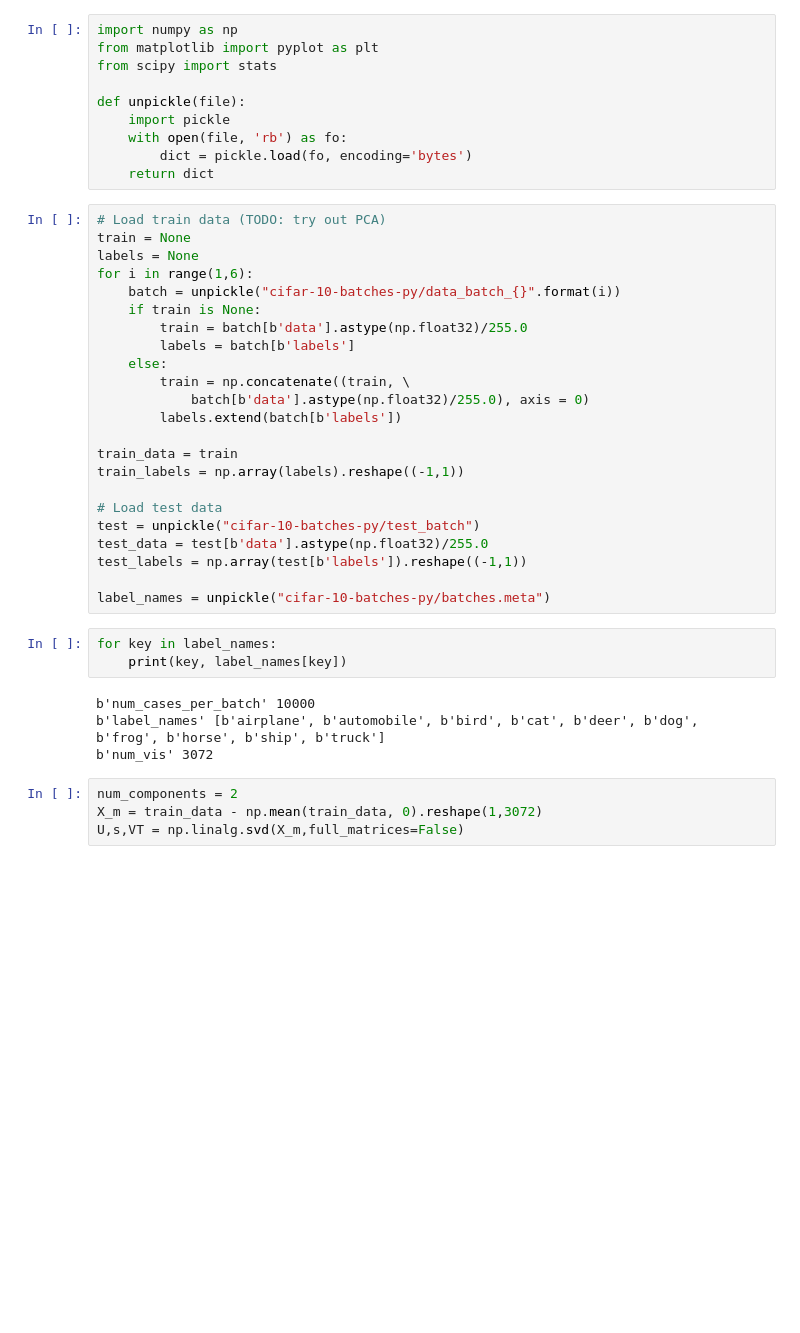
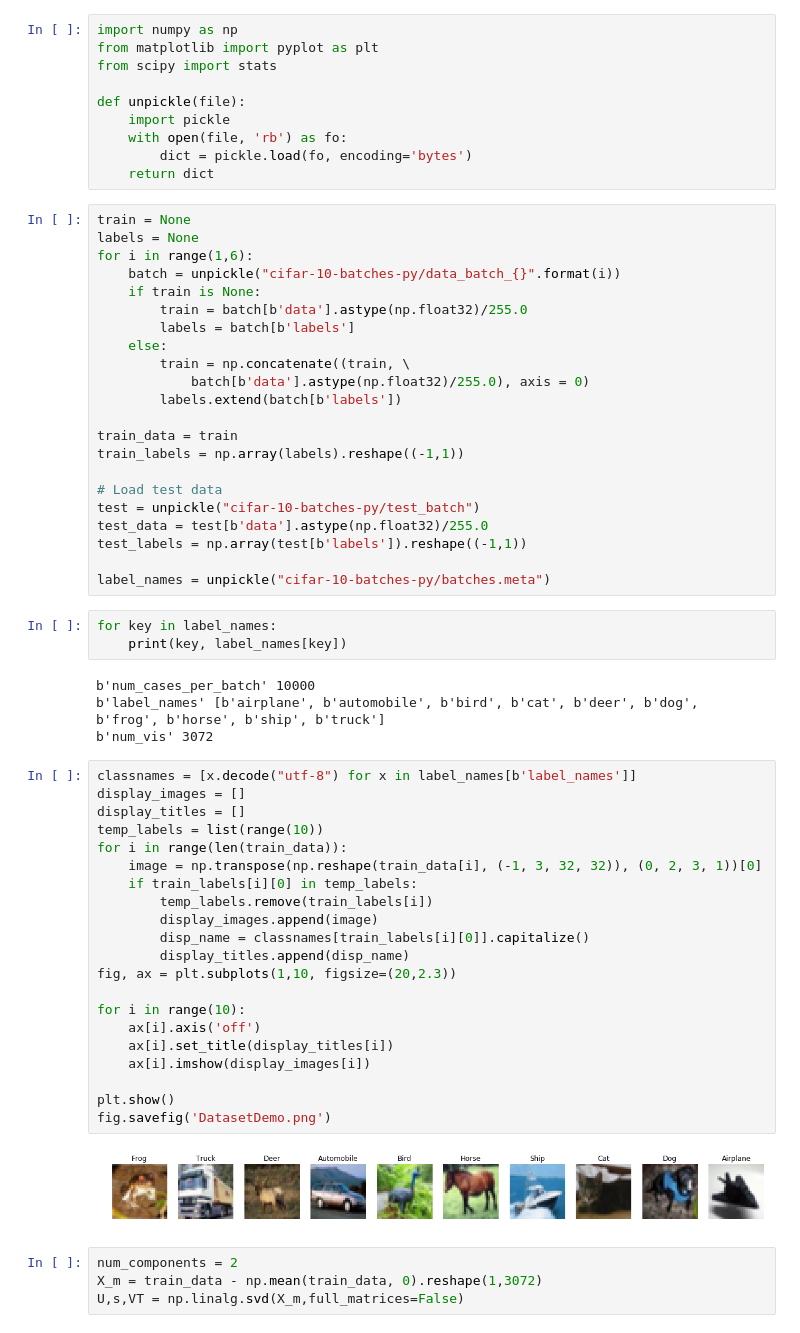
Before and after one commit to tossowski/CS532Final, a Jupyter notebook: SVM.ipynb, the cells around one changed output. Drawn from its saved outputs; the diff is of its cells as text; blank space fills up the shorter version.

```diff
--- a/SVM.ipynb
+++ b/SVM.ipynb
@@ -9,7 +9,6 @@ def unpickle(file):
         dict = pickle.load(fo, encoding='bytes')
     return dict
 # %%
-# Load train data (TODO: try out PCA)
 train = None
 labels = None
 for i in range(1,6):
@@ -38,6 +37,29 @@ for key in label_names:
 b'num_cases_per_batch' 10000
 b'label_names' [b'airplane', b'automobile', b'bird', b'cat', b'deer', b'dog', b'frog', b'horse', b'ship', b'truck']
 b'num_vis' 3072
+# %%
+classnames = [x.decode("utf-8") for x in label_names[b'label_names']]
+display_images = []
+display_titles = []
+temp_labels = list(range(10))
+for i in range(len(train_data)):
+    image = np.transpose(np.reshape(train_data[i], (-1, 3, 32, 32)), (0, 2, 3, 1))[0]
+    if train_labels[i][0] in temp_labels:
+        temp_labels.remove(train_labels[i])
+        display_images.append(image)
+        disp_name = classnames[train_labels[i][0]].capitalize()
+        display_titles.append(disp_name)
+fig, ax = plt.subplots(1,10, figsize=(20,2.3))
+
+for i in range(10):
+    ax[i].axis('off')
+    ax[i].set_title(display_titles[i])
+    ax[i].imshow(display_images[i])
+
+plt.show()
+fig.savefig('DatasetDemo.png')
+# %% [output]
+[figure, added]
 # %%
 num_components = 2
 X_m = train_data - np.mean(train_data, 0).reshape(1,3072)
```
Also changed, not shown: parts of 9 cells of this notebook, 1 other file.
